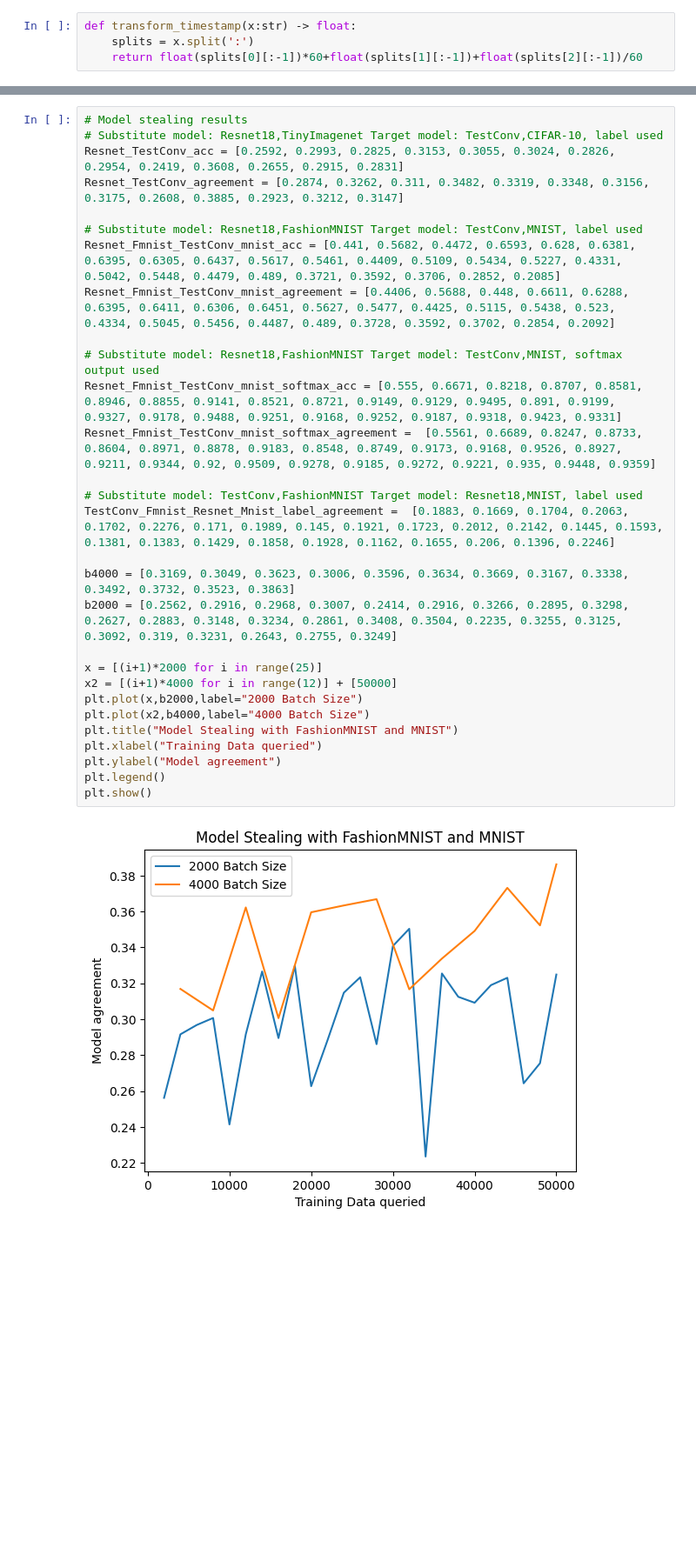
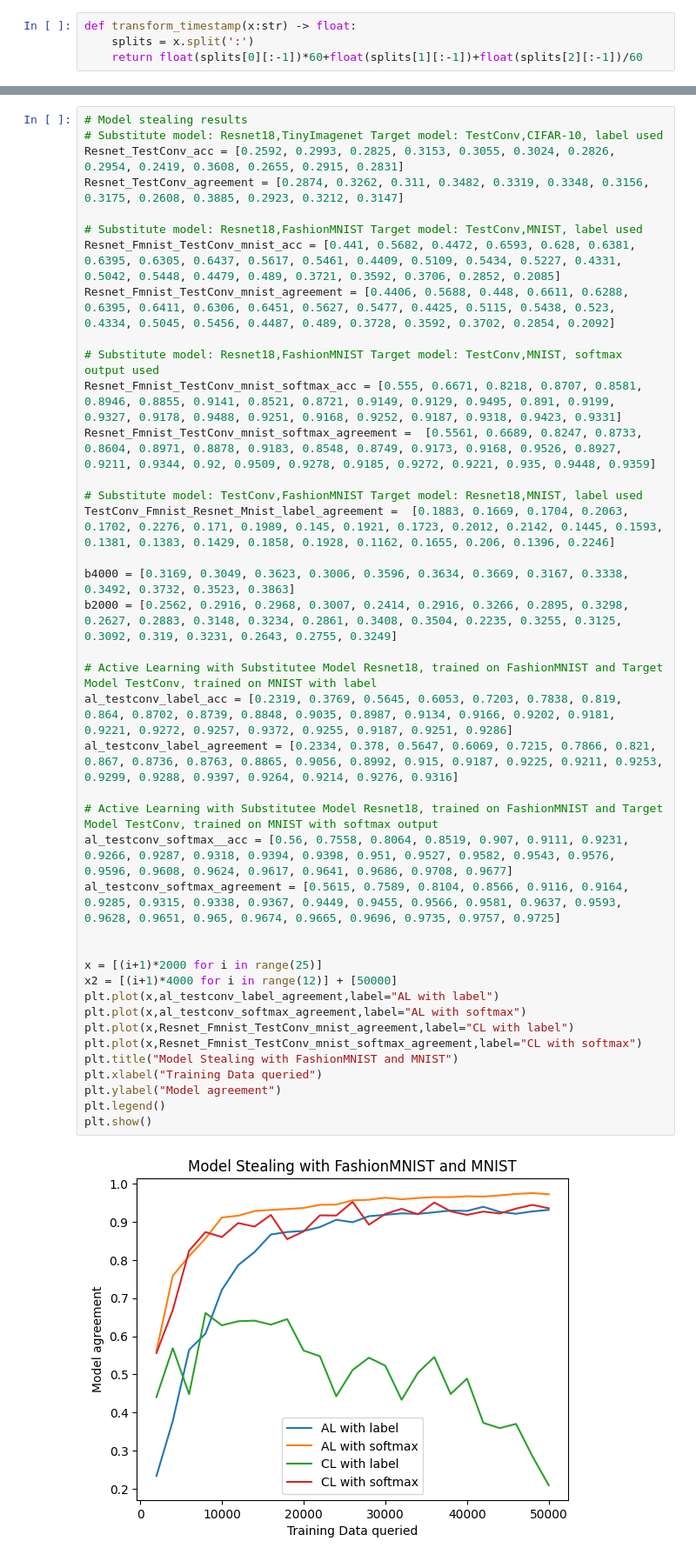
Before and after one commit to FelixMoeller3/calms, a Jupyter notebook: src/evaluation/eval_model_stealing.ipynb, the cells around one changed output, grey strips where cells are left out. Shown at 87% size. Cells and saved outputs as stored; diff of their text form; blank space fills up the shorter version.

```diff
--- a/src/evaluation/eval_model_stealing.ipynb
+++ b/src/evaluation/eval_model_stealing.ipynb
@@ -1001,31 +1013,42 @@ plt.show()
 # %%
 # Model stealing results
 # Substitute model: Resnet18,TinyImagenet Target model: TestConv,CIFAR-10, label used
 Resnet_TestConv_acc = [0.2592, 0.2993, 0.2825, 0.3153, 0.3055, 0.3024, 0.2826, 0.2954, 0.2419, 0.3608, 0.2655, 0.2915, 0.2831]
 Resnet_TestConv_agreement = [0.2874, 0.3262, 0.311, 0.3482, 0.3319, 0.3348, 0.3156, 0.3175, 0.2608, 0.3885, 0.2923, 0.3212, 0.3147]
 
 # Substitute model: Resnet18,FashionMNIST Target model: TestConv,MNIST, label used
 Resnet_Fmnist_TestConv_mnist_acc = [0.441, 0.5682, 0.4472, 0.6593, 0.628, 0.6381, 0.6395, 0.6305, 0.6437, 0.5617, 0.5461, 0.4409, 0.5109, 0.5434, 0.5227, 0.4331, 0.5042, 0.5448, 0.4479, 0.489, 0.3721, 0.3592, 0.3706, 0.2852, 0.2085]
 Resnet_Fmnist_TestConv_mnist_agreement = [0.4406, 0.5688, 0.448, 0.6611, 0.6288, 0.6395, 0.6411, 0.6306, 0.6451, 0.5627, 0.5477, 0.4425, 0.5115, 0.5438, 0.523, 0.4334, 0.5045, 0.5456, 0.4487, 0.489, 0.3728, 0.3592, 0.3702, 0.2854, 0.2092]
 
 # Substitute model: Resnet18,FashionMNIST Target model: TestConv,MNIST, softmax output used
 Resnet_Fmnist_TestConv_mnist_softmax_acc = [0.555, 0.6671, 0.8218, 0.8707, 0.8581, 0.8946, 0.8855, 0.9141, 0.8521, 0.8721, 0.9149, 0.9129, 0.9495, 0.891, 0.9199, 0.9327, 0.9178, 0.9488, 0.9251, 0.9168, 0.9252, 0.9187, 0.9318, 0.9423, 0.9331]
 Resnet_Fmnist_TestConv_mnist_softmax_agreement =  [0.5561, 0.6689, 0.8247, 0.8733, 0.8604, 0.8971, 0.8878, 0.9183, 0.8548, 0.8749, 0.9173, 0.9168, 0.9526, 0.8927, 0.9211, 0.9344, 0.92, 0.9509, 0.9278, 0.9185, 0.9272, 0.9221, 0.935, 0.9448, 0.9359]
 
 # Substitute model: TestConv,FashionMNIST Target model: Resnet18,MNIST, label used
 TestConv_Fmnist_Resnet_Mnist_label_agreement =  [0.1883, 0.1669, 0.1704, 0.2063, 0.1702, 0.2276, 0.171, 0.1989, 0.145, 0.1921, 0.1723, 0.2012, 0.2142, 0.1445, 0.1593, 0.1381, 0.1383, 0.1429, 0.1858, 0.1928, 0.1162, 0.1655, 0.206, 0.1396, 0.2246]
 
 b4000 = [0.3169, 0.3049, 0.3623, 0.3006, 0.3596, 0.3634, 0.3669, 0.3167, 0.3338, 0.3492, 0.3732, 0.3523, 0.3863]
 b2000 = [0.2562, 0.2916, 0.2968, 0.3007, 0.2414, 0.2916, 0.3266, 0.2895, 0.3298, 0.2627, 0.2883, 0.3148, 0.3234, 0.2861, 0.3408, 0.3504, 0.2235, 0.3255, 0.3125, 0.3092, 0.319, 0.3231, 0.2643, 0.2755, 0.3249]
 
+# Active Learning with Substitutee Model Resnet18, trained on FashionMNIST and Target Model TestConv, trained on MNIST with label
+al_testconv_label_acc = [0.2319, 0.3769, 0.5645, 0.6053, 0.7203, 0.7838, 0.819, 0.864, 0.8702, 0.8739, 0.8848, 0.9035, 0.8987, 0.9134, 0.9166, 0.9202, 0.9181, 0.9221, 0.9272, 0.9257, 0.9372, 0.9255, 0.9187, 0.9251, 0.9286]
+al_testconv_label_agreement = [0.2334, 0.378, 0.5647, 0.6069, 0.7215, 0.7866, 0.821, 0.867, 0.8736, 0.8763, 0.8865, 0.9056, 0.8992, 0.915, 0.9187, 0.9225, 0.9211, 0.9253, 0.9299, 0.9288, 0.9397, 0.9264, 0.9214, 0.9276, 0.9316]
+
+# Active Learning with Substitutee Model Resnet18, trained on FashionMNIST and Target Model TestConv, trained on MNIST with softmax output
+al_testconv_softmax__acc = [0.56, 0.7558, 0.8064, 0.8519, 0.907, 0.9111, 0.9231, 0.9266, 0.9287, 0.9318, 0.9394, 0.9398, 0.951, 0.9527, 0.9582, 0.9543, 0.9576, 0.9596, 0.9608, 0.9624, 0.9617, 0.9641, 0.9686, 0.9708, 0.9677]
+al_testconv_softmax_agreement = [0.5615, 0.7589, 0.8104, 0.8566, 0.9116, 0.9164, 0.9285, 0.9315, 0.9338, 0.9367, 0.9449, 0.9455, 0.9566, 0.9581, 0.9637, 0.9593, 0.9628, 0.9651, 0.965, 0.9674, 0.9665, 0.9696, 0.9735, 0.9757, 0.9725]
+
+
 x = [(i+1)*2000 for i in range(25)]
 x2 = [(i+1)*4000 for i in range(12)] + [50000]
-plt.plot(x,b2000,label="2000 Batch Size")
-plt.plot(x2,b4000,label="4000 Batch Size")
+plt.plot(x,al_testconv_label_agreement,label="AL with label")
+plt.plot(x,al_testconv_softmax_agreement,label="AL with softmax")
+plt.plot(x,Resnet_Fmnist_TestConv_mnist_agreement,label="CL with label")
+plt.plot(x,Resnet_Fmnist_TestConv_mnist_softmax_agreement,label="CL with softmax")
 plt.title("Model Stealing with FashionMNIST and MNIST")
 plt.xlabel("Training Data queried")
 plt.ylabel("Model agreement")
 plt.legend()
 plt.show()
 # %% [output]
-[figure, old version]
+[figure, new version]
```
Also changed, not shown: parts of 2 cells of this notebook, 5 other files.
